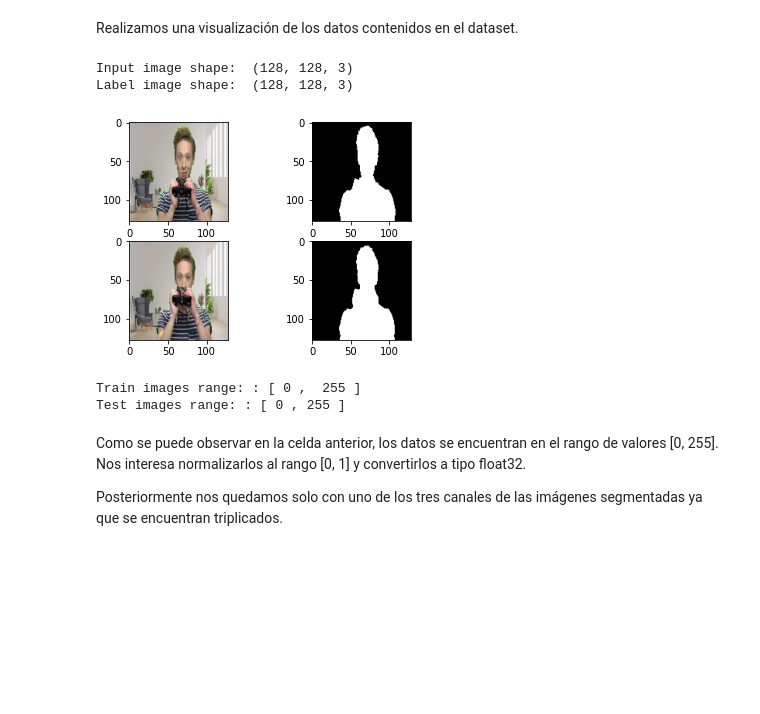
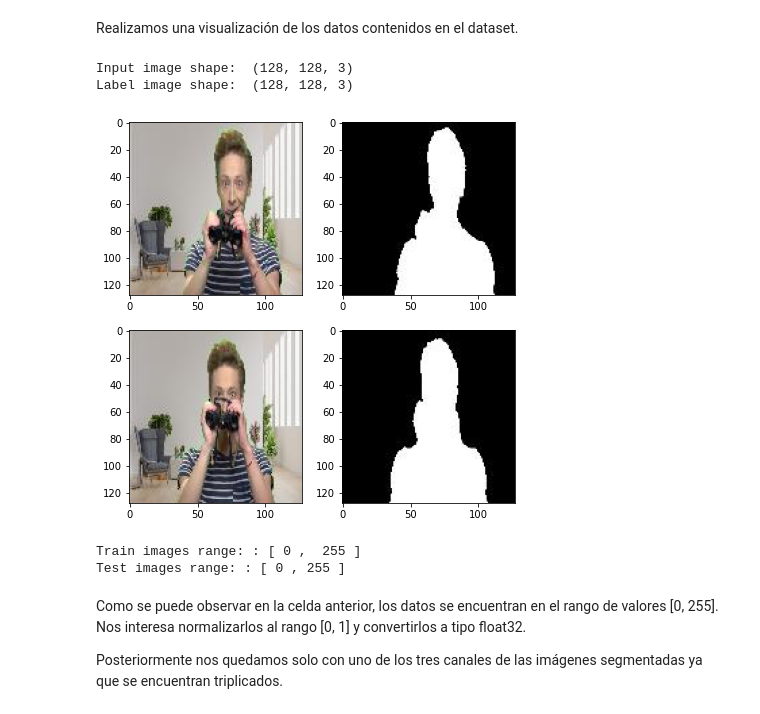
Before and after one commit to SergioHdezG/TallerSegmentacionMOVA, a Jupyter notebook: imagenes/soluciones/taller_1_autoencoders_resuelto.ipynb, the cells around one changed output. Drawn from its saved outputs; the diff is of its cells as text; code cells hidden in the pictures; blank space fills up the shorter version.

```diff
--- a/imagenes/soluciones/taller_1_autoencoders_resuelto.ipynb
+++ b/imagenes/soluciones/taller_1_autoencoders_resuelto.ipynb
@@ -135,34 +140,35 @@ Realizamos una visualización de los datos contenidos en el dataset.
 n_img = np.random.randint(0, len(x_train))
 img_in = x_train[n_img]
 img_label = y_train[n_img]
 
 print('Input image shape: ', img_in.shape)
 print('Label image shape: ', img_label.shape)
 
+plt.figure(figsize=(7,7))
 plt.subplot(2, 2, 1)
 plt.imshow(img_in)
 
 plt.subplot(2, 2, 2)
 plt.imshow(img_label)
 
 n_img = np.random.randint(0, len(x_train))
 img_in = x_train[n_img]
 img_label = y_train[n_img]
 
 plt.subplot(2, 2, 3)
 plt.imshow(img_in)
 
 plt.subplot(2, 2, 4)
 plt.imshow(img_label)
 
 plt.show()
 
 print("Train images range: : [", np.amin(img_in), ", ", np.amax(img_in), "]")
 print("Test images range: : [", np.amin(img_label), ",", np.amax(img_label), "]")
 # %% [output]
 Input image shape:  (128, 128, 3)
 Label image shape:  (128, 128, 3)
-[figure, old version]
+[figure, new version]
 Train images range: : [ 0 ,  255 ]
 Test images range: : [ 0 , 255 ]
 # %% [markdown]
```
Also changed, not shown: parts of 24 cells of this notebook, 1 other file.
